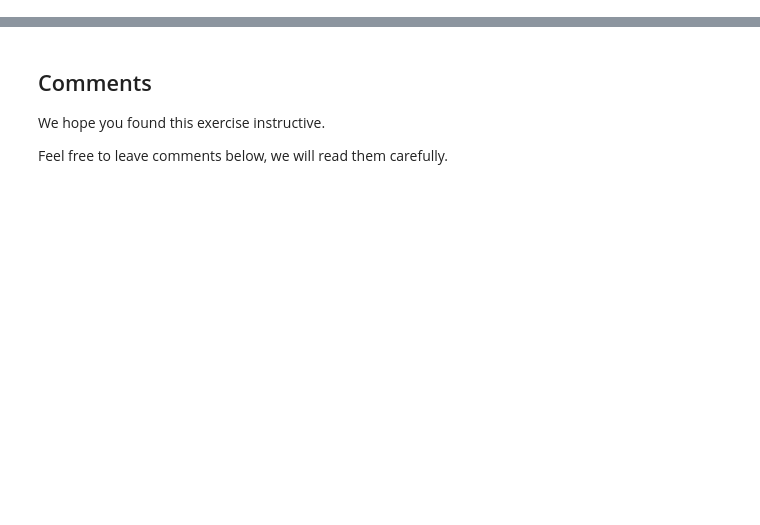
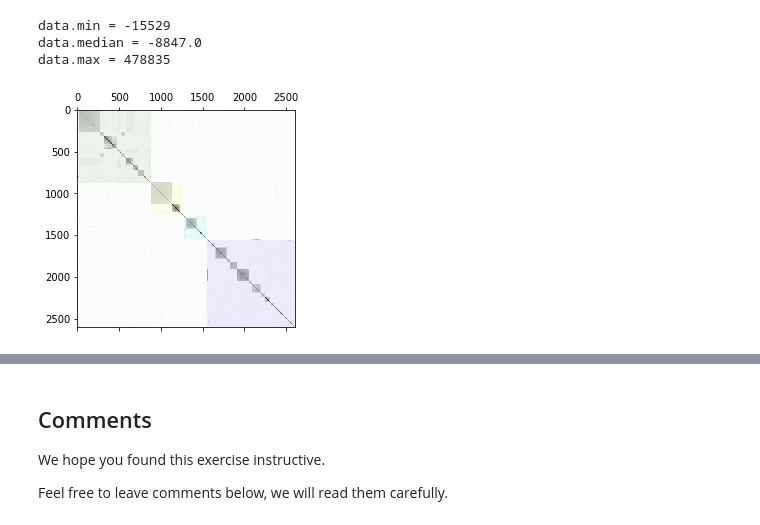
Before and after one commit to bosho86/StatisticalLearningTheory, a Jupyter notebook: slt-ce-5.ipynb, the cells around one changed output, grey strips where cells are left out. Cells and saved outputs as stored; diff of their text form; code cells hidden in the pictures; blank space fills up the shorter version.

```diff
--- a/slt-ce-5.ipynb
+++ b/slt-ce-5.ipynb
@@ -336,26 +0,0 @@ plt.scatter(xpt0, xpt1, c = y_pred)
-# %%
-## p = 3
-from mpl_toolkits.mplot3d import Axes3D
-
-p = 3
-nodes = p
-Dt = CSE.fit(DATA,nodes)
-[Xpt, w2t] = CSE.get_embedded_vectors(Dt,nodes)
-kt = p
-y_pred = KMeans(n_clusters = kt, random_state = np.random.seed(42)).fit_predict(Xpt)
-print(Xpt)
-
-fignum = 1
-titles = ['3D']
-
-fig = plt.figure(fignum, figsize=(4, 3))
-ax = Axes3D(fig, rect=[0, 0, .95, 1], elev=48, azim=134)
-xpt1 = np.array(Xpt[:,1])
-xpt0 = np.array(Xpt[:,0])
-xpt2 = np.array(Xpt[:,2])
-
-ax.scatter(xpt0, xpt1, xpt2, c = y_pred, edgecolor='k')
-
-ax.set_xlabel('Person A')
-ax.set_ylabel('Person B')
-ax.set_zlabel('Person C')
@@ -476,0 +57,5 @@ Please, write here your explanations, observation and thoughts about results of
+# %%
+prodom = {"input": loadmat("prodom.mat")}
+# After some reverse-engineering:
+prodom["similarity"] = np.array(prodom["input"]["s"])[0,0][0]
+prodom["labels"] =np.array(prodom["input"]["s"])[0,0][2].flatten()
@@ -476,0 +153,8 @@ Please, write here your explanations, observation and thoughts about results of
+# %%
+#Example how output should looks like after the following command
+plot_pairwise(prodom["similarity"], prodom["labels"])
+# %% [output]
+data.min = -15529
+data.median = -8847.0
+data.max = 478835
+[figure, added]
```
Also changed, not shown: parts of 108 cells of this notebook, 13 other files.
